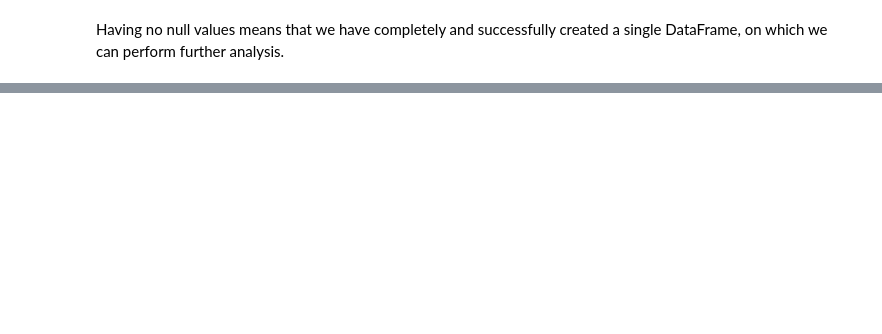
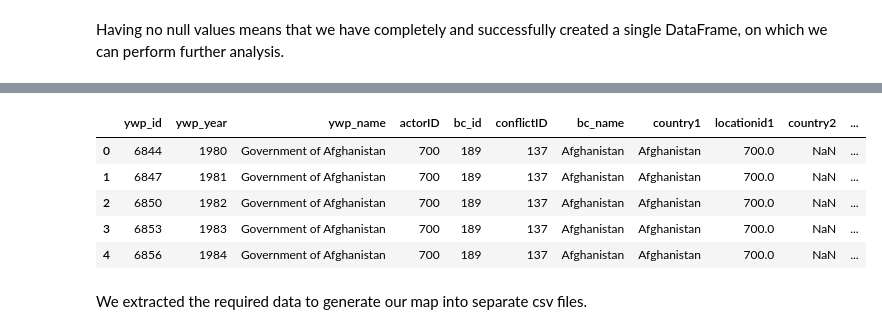
Before and after one commit to stojadin2701/ADA2017, a Jupyter notebook: Project/Project_notebook.ipynb, the cells around one changed output, grey strips where cells are left out. Cells and saved outputs as stored; diff of their text form; code cells hidden in the pictures; blank space fills up the shorter version.

```diff
--- a/Project/Project_notebook.ipynb
+++ b/Project/Project_notebook.ipynb
@@ -717,0 +1196,12 @@ merged_countries_original = merged_countries.copy()
+# %%
+external_support = pd.read_excel('data/UCDP/extsup_small.xls')
+external_support.head()
+# %% [output]
+|  | ywp_id | ywp_year | ywp_name | actorID | bc_id | conflictID | bc_name | country1 | locationid1 | country2 | ... |
+| 0 | 6844 | 1980 | Government of Afghanistan | 700 | 189 | 137 | Afghanistan | Afghanistan | 700.0 | NaN | ... |
+| 1 | 6847 | 1981 | Government of Afghanistan | 700 | 189 | 137 | Afghanistan | Afghanistan | 700.0 | NaN | ... |
+| 2 | 6850 | 1982 | Government of Afghanistan | 700 | 189 | 137 | Afghanistan | Afghanistan | 700.0 | NaN | ... |
+| 3 | 6853 | 1983 | Government of Afghanistan | 700 | 189 | 137 | Afghanistan | Afghanistan | 700.0 | NaN | ... |
+| 4 | 6856 | 1984 | Government of Afghanistan | 700 | 189 | 137 | Afghanistan | Afghanistan | 700.0 | NaN | ... |
+# %% [markdown]
+We extracted the required data to generate our map into separate csv files.
```
Also changed, not shown: parts of 99 cells of this notebook.
